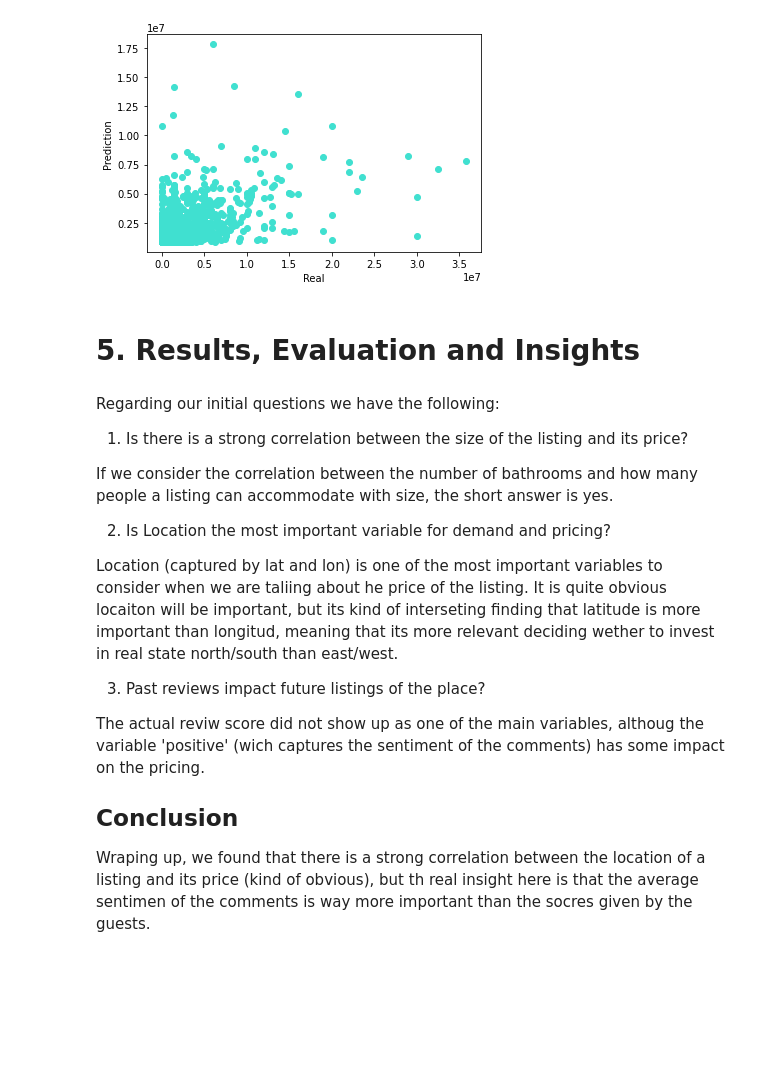
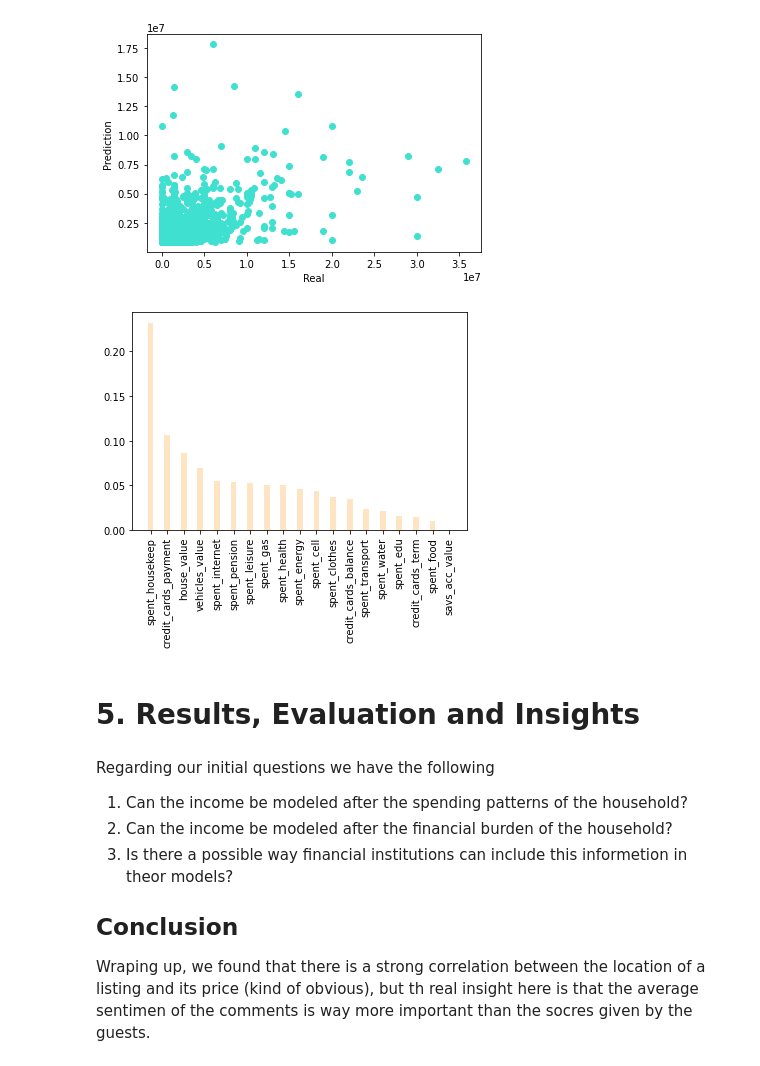
Before and after one commit to mpradam/udacity_p4, a Jupyter notebook: Income.ipynb, the cells around one changed output. Saved outputs shown, nothing was run; the diff lists cells and outputs as text; code cells hidden in the pictures; blank space fills up the shorter version.

```diff
--- a/Income.ipynb
+++ b/Income.ipynb
@@ -340,34 +340,28 @@ plt.ylabel("Prediction");
 # %% [output]
 [figure]
 # %%
-importances = list(rf.feature_importances_)
+importances = list(Model.best_estimator_._final_estimator.feature_importances_)
 labels = X.columns.tolist()
 df_imp=pd.DataFrame({'variable': labels,'imp': importances})
-df_most=df_imp.sort_values(by=['imp'],ascending=False).head(10)
+df_most=df_imp.sort_values(by=['imp'],ascending=False)
 
 #Plot with importances
 fig, ax = plt.subplots()
 ax.bar(df_most.variable, df_most.imp, 0.35, color='bisque')
 plt.xticks(rotation=90)
-plt.show()
+plt.show();
+# %% [output]
+[figure, added]
 # %% [markdown]
 # 5. Results, Evaluation and Insights
-# %% [markdown]
-Regarding our initial questions we have the following:
-
-1. Is there is a strong correlation between the size of the listing and its price?
-
-If we consider the correlation between the number of bathrooms and how many people a listing can accommodate with size, the short answer is yes.
-
-2. Is Location the most important variable for demand and pricing?
-
-Location (captured by lat and lon) is one of the most important variables to consider when we are taliing about he price of the listing. It is quite obvious locaiton will be important, but its kind of interseting finding that latitude is more important than longitud, meaning that its more relevant deciding wether to invest in real state north/south than east/west.
-
-3. Past reviews impact future listings of the place?
-
-The actual reviw score did not show up as one of the main variables, althoug the variable 'positive' (wich captures the sentiment of the comments) has some impact on the pricing.
-
-
-## Conclusion
-
-Wraping up, we found that there is a strong correlation between the location of a listing and its price (kind of obvious), but th real insight here is that the average sentimen of the comments is way more important than the socres given by the guests.
+# %% [markdown]
+Regarding our initial questions we have the following
+
+
+1. Can the income be modeled after the spending patterns of the household?
+2. Can the income be modeled after the financial burden of the household?
+3. Is there a possible way financial institutions can include this informetion in theor models?
+
+## Conclusion
+
+Wraping up, we found that there is a strong correlation between the location of a listing and its price (kind of obvious), but th real insight here is that the average sentimen of the comments is way more important than the socres given by the guests.
```
Also changed, not shown: parts of 1 cell of this notebook.
